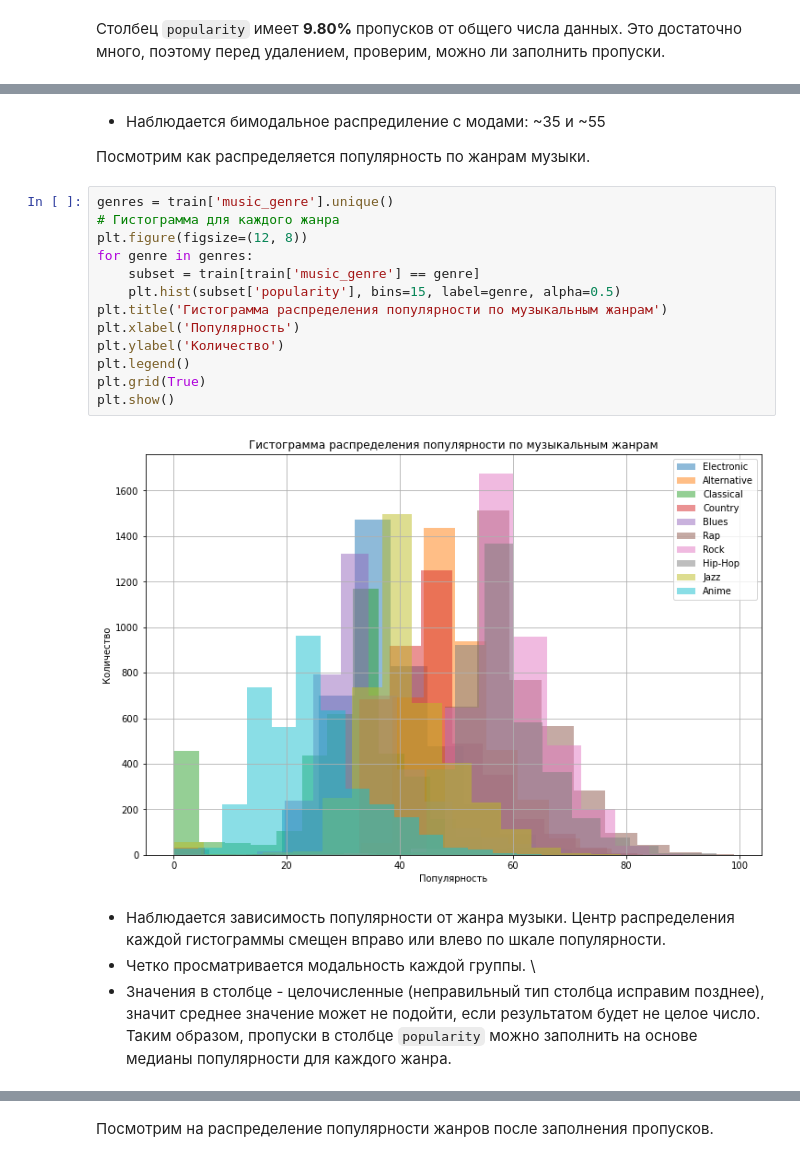
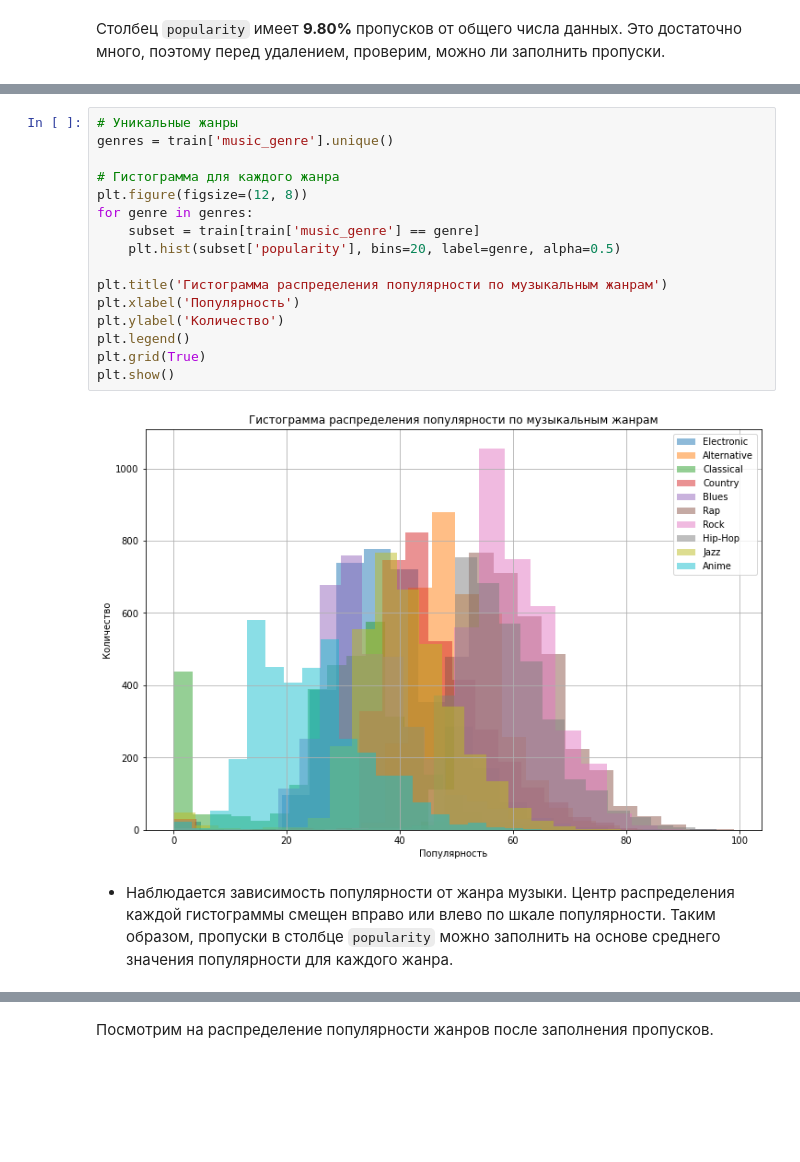
Before and after one commit to EPrutskoy/Kaggle_music_genre_prediction, a Jupyter notebook: music_model_notebook.ipynb, the cells around one changed output, grey strips where cells are left out. Drawn from its saved outputs; the diff is of its cells as text; blank space fills up the shorter version.

```diff
--- a/music_model_notebook.ipynb
+++ b/music_model_notebook.ipynb
@@ -325,26 +329,22 @@ plt.show()
-# %% [markdown]
-* Наблюдается бимодальное распредиление с модами: ~35 и ~55
-
-Посмотрим как распределяется популярность по жанрам музыки.
 # %%
+# Уникальные жанры
 genres = train['music_genre'].unique()
+
 # Гистограмма для каждого жанра
 plt.figure(figsize=(12, 8))
 for genre in genres:
     subset = train[train['music_genre'] == genre]
-    plt.hist(subset['popularity'], bins=15, label=genre, alpha=0.5)
+    plt.hist(subset['popularity'], bins=20, label=genre, alpha=0.5)
+
 plt.title('Гистограмма распределения популярности по музыкальным жанрам')
 plt.xlabel('Популярность')
 plt.ylabel('Количество')
 plt.legend()
 plt.grid(True)
 plt.show()
 # %% [output]
-[figure, old version]
+[figure, new version]
 # %% [markdown]
-* Наблюдается зависимость популярности от жанра музыки. Центр распределения каждой гистограммы смещен вправо или влево по шкале популярности.
-* Четко просматривается модальность каждой группы. \
-* Значения в столбце - целочисленные (неправильный тип столбца исправим позднее), значит среднее значение может не подойти, если результатом будет не целое число. \
-Таким образом, пропуски в столбце `popularity` можно заполнить на основе медианы популярности для каждого жанра.
+* Наблюдается зависимость популярности от жанра музыки. Центр распределения каждой гистограммы смещен вправо или влево по шкале популярности. Таким образом, пропуски в столбце `popularity` можно заполнить на основе среднего значения популярности для каждого жанра.
 # %%
 # Вычисление медианы популярности для каждого жанра
```
Also changed, not shown: parts of 28 cells of this notebook.
